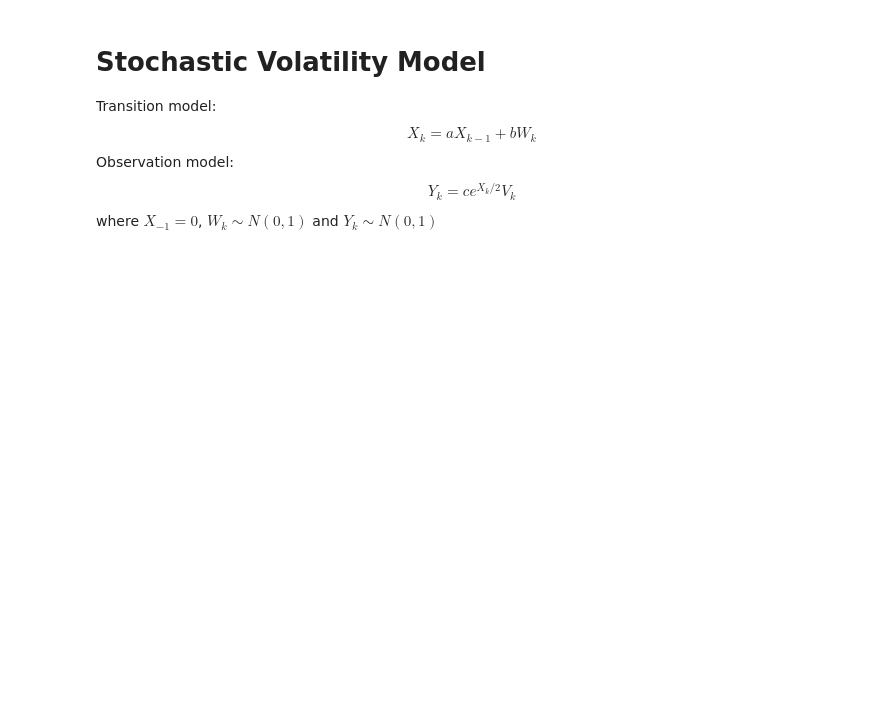
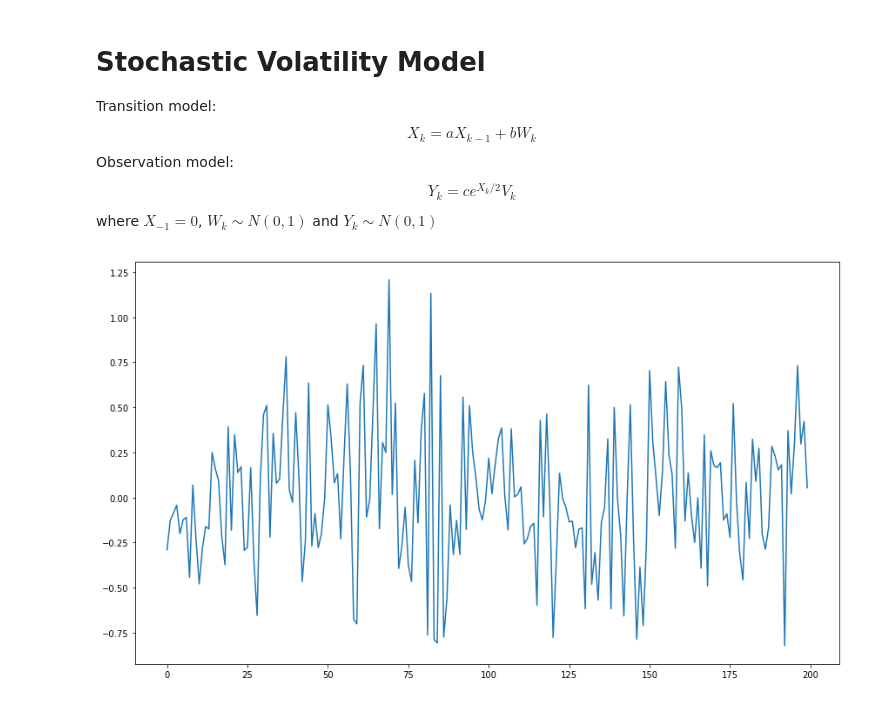
Before and after one commit to dl541/Statistical-Signal-Processing, a Jupyter notebook: Statistical Signal Processing.ipynb, the cells around one changed output. Cells and saved outputs as stored; diff of their text form; code cells hidden in the pictures; blank space fills up the shorter version.

```diff
--- a/Statistical Signal Processing.ipynb
+++ b/Statistical Signal Processing.ipynb
@@ -23,3 +23,38 @@ def generateVolatility(a, b, c, length):
         y[ind] = c * np.exp(current_x / 2.) * v
 
     return x, y
+# %%
+def particleFilter(a, b, c, y, num_samples, trial_dist):
+    particles = np.zeros((num_samples,2))
+    particles[:,0] = trial_dist.rvs(size = num_samples)
+    weights = norm.pdf(particles[:,0] / b) * norm.pdf(y[0] / (np.exp(particles[:,0] / 2.0) * c)) / trial_dist.pdf(particles[:,0] / b)
+    #print(weights)
+    particles[:,1] = weights
+    res = np.zeros(len(y))
+
+    for ind in range(len(y) - 1):
+        res[ind] = np.dot(particles[:,0], particles[:,1]) / np.sum(particles[:,1])
+        chosen = np.random.choice(list(range(num_samples)), size = num_samples, p = particles[:,1] / np.sum(particles[:,1]))
+
+        # Resampling
+        particles[:,0] = np.take(particles[:,0], chosen, axis = 0)
+        particles[:,1] = np.ones(num_samples) * np.sum(particles[:,1]) / num_samples
+
+        # Propagation
+        new_particles = particles[:,0] * a + b * trial_dist.rvs(size = num_samples)
+        particles[:,1] *= norm.pdf((new_particles - a * particles[:,0]) / b) * norm.pdf(y[ind + 1] / (c * np.exp(particles[:,0] / 2))) / trial_dist.pdf((new_particles - a * particles[:,0]) / b)
+        particles[:,0] = new_particles
+
+    #print(particles)
+    return res
+# %%
+a, b, c = 0.9, 0.3, 0.3
+x, y = generateVolatility(a,b,c, 200)
+particles = particleFilter(a, b, c, y, 1000,  norm)
+particles_laplace = particleFilter(a,b,c,y, 1000, laplace)
+fig = plt.gcf()
+fig.set_size_inches(14.5, 8.5)
+plt.plot(y)
+plt.show()
+# %% [output]
+[figure, added]
```
Also changed, not shown: parts of 12 cells of this notebook.
